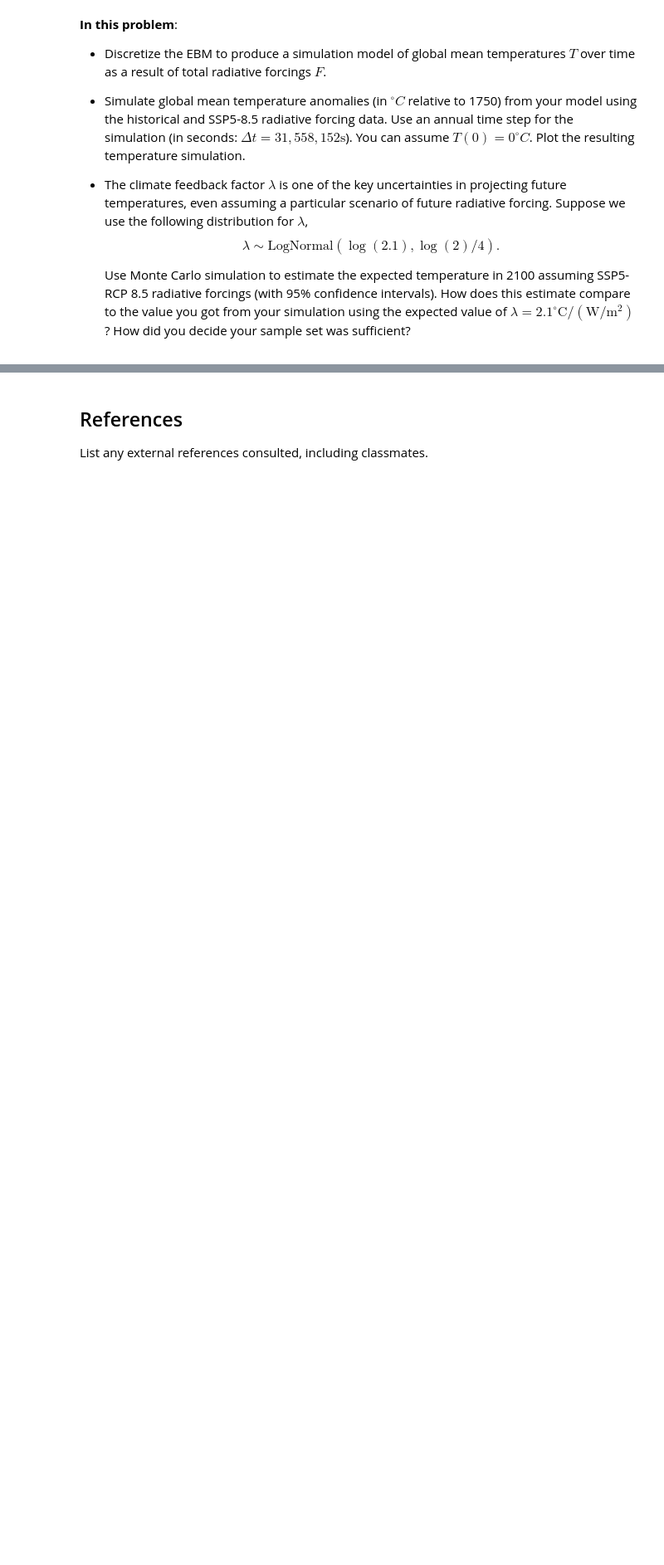
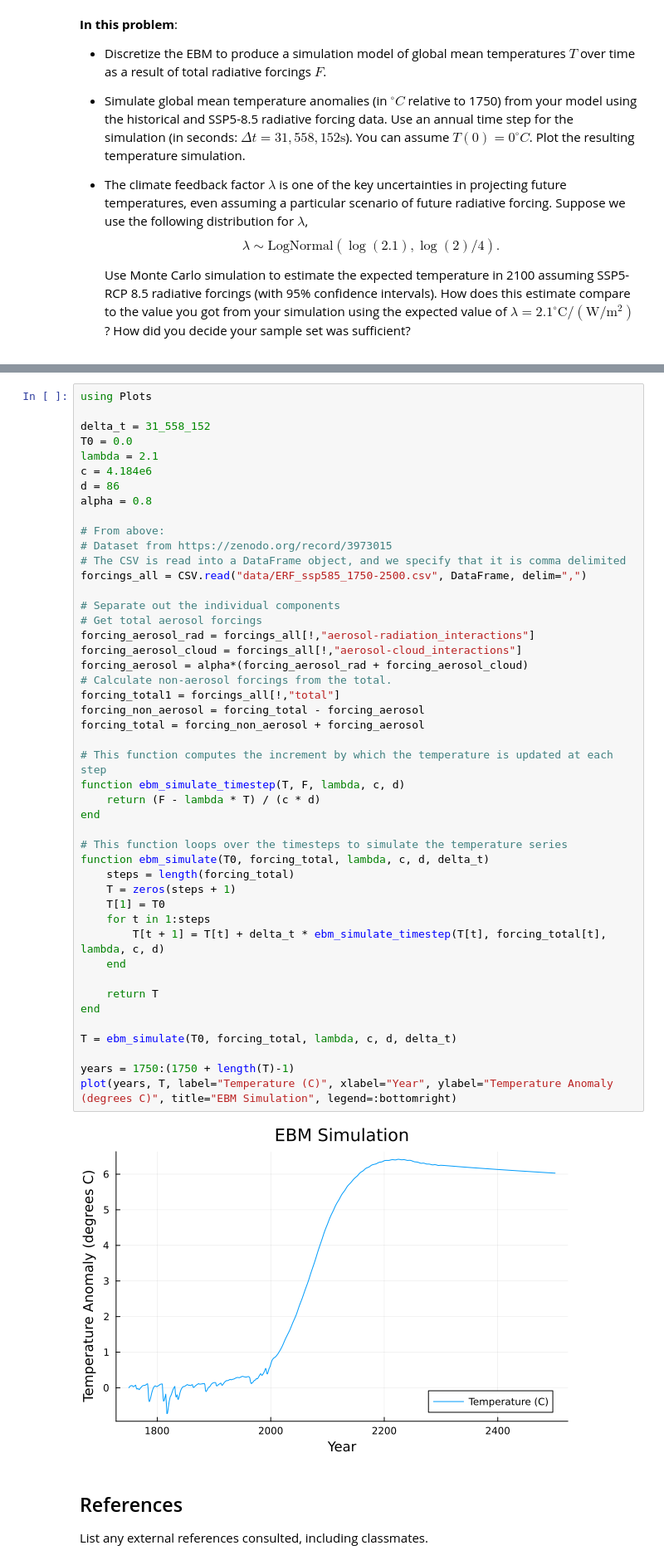
Before and after one commit to BEE4750-FA24/hw3-raashid, a Jupyter notebook: hw03.ipynb, the cells around one changed output, grey strips where cells are left out. Shown: that part at 83% size. Cells and saved outputs as stored; diff of their text form; blank space fills up the shorter version.

```diff
--- a/hw03.ipynb
+++ b/hw03.ipynb
@@ -393,3 +375,51 @@ mg/L and CBOD and NBOD levels of 50 and 45 mg/L, respectively.
+# %%
+using Plots
+
+delta_t = 31_558_152
+T0 = 0.0
+lambda = 2.1
+c = 4.184e6
+d = 86
+alpha = 0.8
+
+# From above:
+# Dataset from https://zenodo.org/record/3973015
+# The CSV is read into a DataFrame object, and we specify that it is comma delimited
+forcings_all = CSV.read("data/ERF_ssp585_1750-2500.csv", DataFrame, delim=",")
+
+# Separate out the individual components
+# Get total aerosol forcings
+forcing_aerosol_rad = forcings_all[!,"aerosol-radiation_interactions"]
+forcing_aerosol_cloud = forcings_all[!,"aerosol-cloud_interactions"]
+forcing_aerosol = alpha*(forcing_aerosol_rad + forcing_aerosol_cloud)
+# Calculate non-aerosol forcings from the total.
+forcing_total1 = forcings_all[!,"total"]
+forcing_non_aerosol = forcing_total - forcing_aerosol
+forcing_total = forcing_non_aerosol + forcing_aerosol
+
+# This function computes the increment by which the temperature is updated at each step
+function ebm_simulate_timestep(T, F, lambda, c, d)
+    return (F - lambda * T) / (c * d)
+end
+
+# This function loops over the timesteps to simulate the temperature series
+function ebm_simulate(T0, forcing_total, lambda, c, d, delta_t)
+    steps = length(forcing_total)
+    T = zeros(steps + 1)
+    T[1] = T0
+    for t in 1:steps
+        T[t + 1] = T[t] + delta_t * ebm_simulate_timestep(T[t], forcing_total[t], lambda, c, d)
+    end
+
+    return T
+end
+
+T = ebm_simulate(T0, forcing_total, lambda, c, d, delta_t)
+
+years = 1750:(1750 + length(T)-1)
+plot(years, T, label="Temperature (C)", xlabel="Year", ylabel="Temperature Anomaly (degrees C)", title="EBM Simulation", legend=:bottomright)
+# %% [output]
+[figure, added]
 # %% [markdown]
 ## References
 
```
Also changed, not shown: parts of 1 cell of this notebook.
